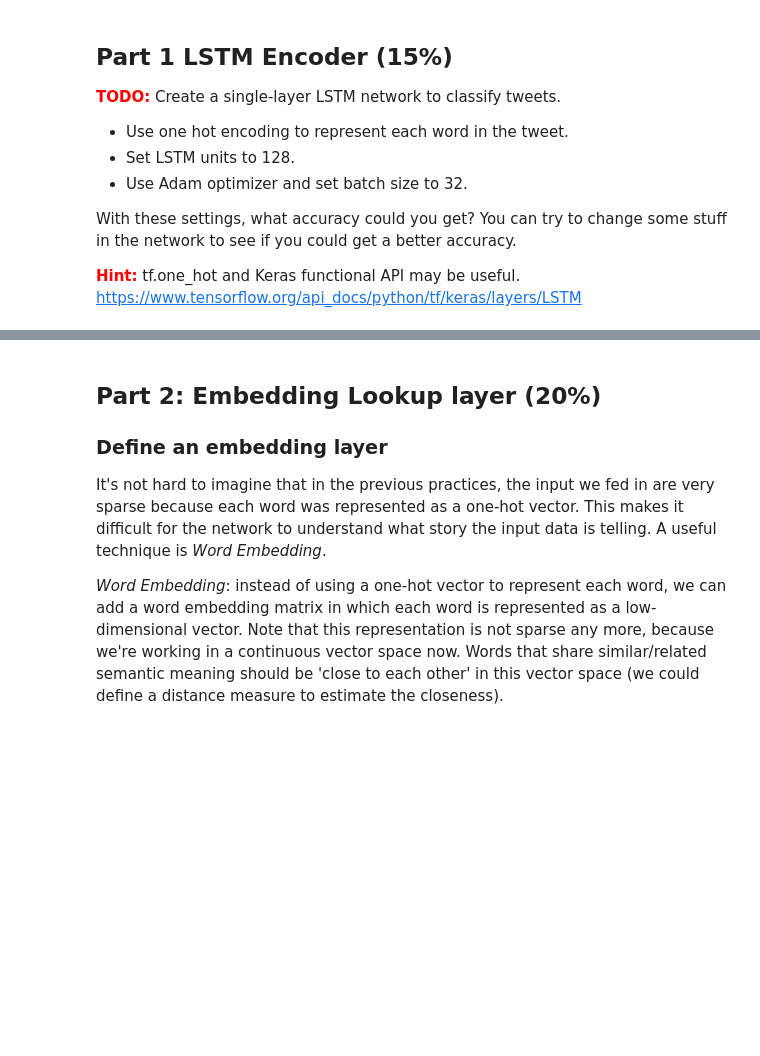
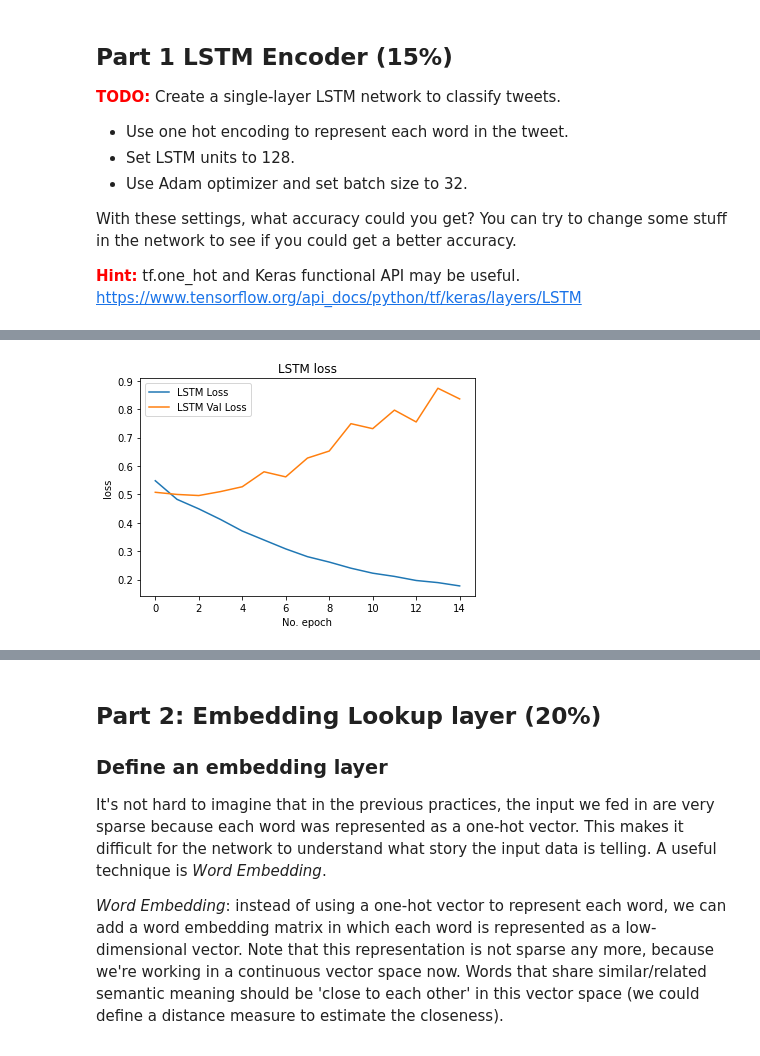
Before and after one commit to ecbme4040/e4040-2022fall-assign3-tw2834, a Jupyter notebook: task2-rnn-applications.ipynb, the cells around one changed output, grey strips where cells are left out. Drawn from its saved outputs; the diff is of its cells as text; code cells hidden in the pictures; blank space fills up the shorter version.

```diff
--- a/task2-rnn-applications.ipynb
+++ b/task2-rnn-applications.ipynb
@@ -198,0 +126,10 @@ Seen so far: 51264 samples
+# %%
+plt.plot(history_LSTM.history['loss'], label='LSTM Loss')
+plt.plot(history_LSTM.history['val_loss'], label='LSTM Val Loss')
+plt.title('LSTM loss')
+plt.ylabel('loss')
+plt.xlabel('No. epoch')
+plt.legend(loc="upper left")
+plt.show()
+# %% [output]
+[figure, added]
```
Also changed, not shown: parts of 6 cells of this notebook, 1 other file.
